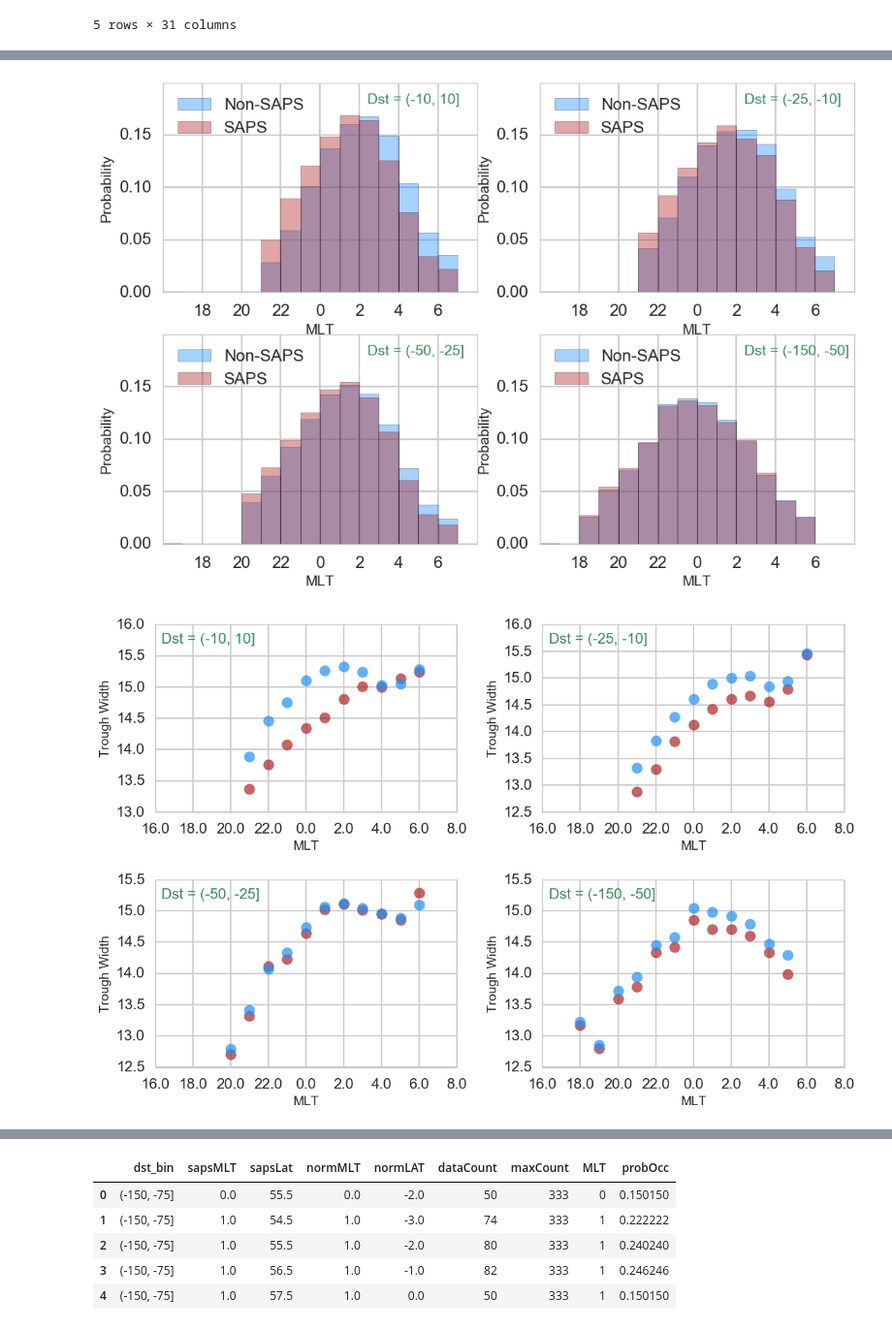
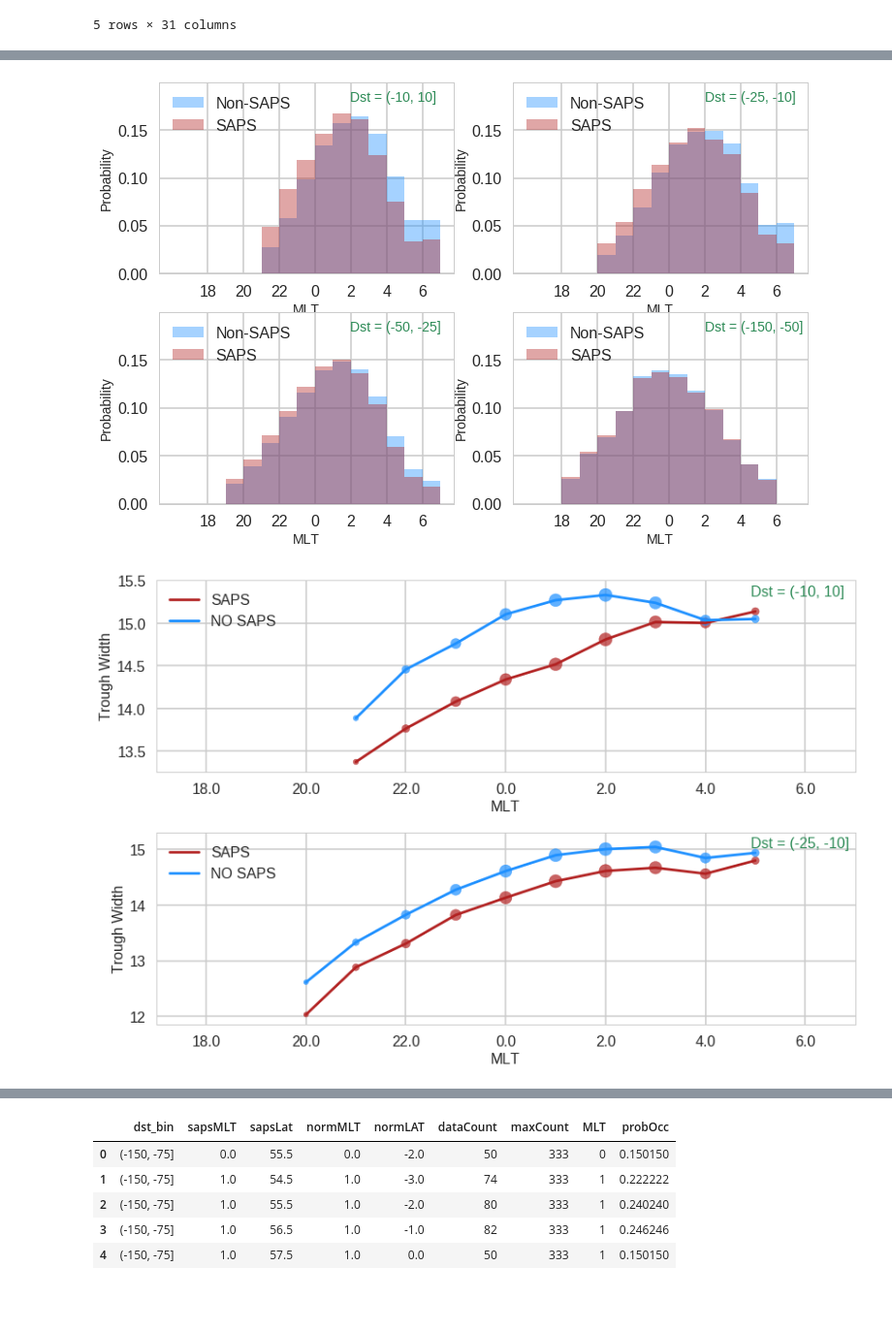
Before and after one commit to bharatreddy/sapstec, a Jupyter notebook: ipy/saps_tec.ipynb, the cells around one changed output, grey strips where cells are left out. Shown: that part at 97% size. Cells and saved outputs as stored; diff of their text form; code cells hidden in the pictures; blank space fills up the shorter version.

```diff
--- a/ipy/saps_tec.ipynb
+++ b/ipy/saps_tec.ipynb
@@ -15,7 +15,7 @@ import scipy
 import feather
 %matplotlib inline
 # %%
-rel_perc_cutoff = 0.15
+rel_perc_cutoff = 0.1
 # %%
 finBndDF = feather.read_dataframe('../data/trghBndDst-fits.feather')
 # There is 24 MLT and 0 MLT, remove the discrepancy
@@ -218,50 +218,53 @@ for binInd, currDstBin in enumerate(dstBinArrSorted):
             color='seagreen', fontsize=14)
 plt.savefig("../figs/MLT-saps-nonSaps.pdf",bbox_inches='tight')
 # %% [output]
-[figure, old version]
+[figure, new version]
 # %%
 dstBinArrSorted = ['(-10, 10]', '(-25, -10]', '(-50, -25]', '(-150, -50]']
 
 bins = numpy.arange(50,70,1)
 
 f = plt.figure(figsize=(12, 8))
 axArr = []
-axArr.append( f.add_subplot(2,2,1) )
-axArr.append( f.add_subplot(2,2,2) )
-axArr.append( f.add_subplot(2,2,3) )
-axArr.append( f.add_subplot(2,2,4) )
+axArr.append( f.add_subplot(2,1,1) )
+axArr.append( f.add_subplot(2,1,2) )
+# axArr.append( f.add_subplot(2,2,3) )
+# axArr.append( f.add_subplot(2,2,4) )
 
-for dstInd, currDst in enumerate(dstBinArrSorted):
-    currSapsDF = trghMeanSapsDF[ trghMeanSapsDF["dst_bin"] == currDst ]
-    currAllDF = trghMeanDF[ trghMeanDF["dst_bin"] == currDst ]
+for dstInd, currDst in enumerate(dstBinArrSorted[:2]):
+    currSapsDF = trghMeanSapsDF[ (trghMeanSapsDF["dst_bin"] == currDst) & (trghMeanSapsDF["normMLT"] <= 5) ]
+    currAllDF = trghMeanDF[ (trghMeanDF["dst_bin"] == currDst) & (trghMeanDF["normMLT"] <= 5) ]
 
     axArr[dstInd].scatter(currSapsDF['normMLT'],
             currSapsDF['delMlat_mean'],
             marker='o',
             color="firebrick",
             alpha=0.7,
-            s = 124,
-            label='SAPS TIME')
+            s = currSapsDF['rel_perc_mean']*200, label="")
+    axArr[dstInd].plot(currSapsDF['normMLT'],
+            currSapsDF['delMlat_mean'], color="firebrick", label='SAPS')
     axArr[dstInd].scatter(currAllDF['normMLT'],
             currAllDF['delMlat_mean'],
             marker='o',
             color="dodgerblue",
             alpha=0.7,
-            s = 124,
-            label='NON SAPS TIME')
+            s = currAllDF['rel_perc_mean']*200, label="")
+    axArr[dstInd].plot(currAllDF['normMLT'],
+            currAllDF['delMlat_mean'], color="dodgerblue", label='NO SAPS')
 
-    axArr[dstInd].text(0.02, 0.9,  "Dst = " + currDst,
+    axArr[dstInd].text(0.85, 0.92,  "Dst = " + currDst,
             transform=axArr[dstInd].transAxes,
             color='seagreen', fontsize=16)
-    axArr[dstInd].set_xlabel("MLT", fontsize=14)
-    axArr[dstInd].set_ylabel("Trough Width", fontsize=14)
-    axArr[dstInd].set_xlim([-8,8])
+    axArr[dstInd].set_xlabel("MLT", fontsize=16)
+    axArr[dstInd].set_ylabel("Trough Width", fontsize=16)
+    axArr[dstInd].set_xlim([-7,7])
     axArr[dstInd].tick_params(labelsize=16)
     axArr[dstInd].xaxis.set_major_formatter(FuncFormatter(format_mlt_normMLT_ticks))
+    axArr[dstInd].legend(loc=2)
 plt.tight_layout()
 plt.savefig("../figs/trgh-width-compr.pdf",bbox_inches='tight')
 # %% [output]
-[figure, old version]
+[figure, new version]
 # %%
 # Make a comparison plot of the data
 # for prob of occ at diff locs
```
Also changed, not shown: parts of 12 cells of this notebook, 11 other files.
